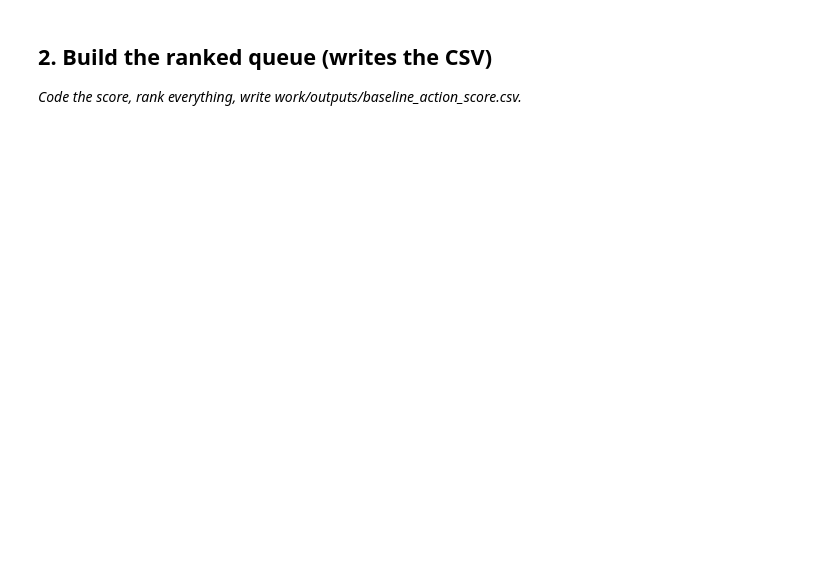
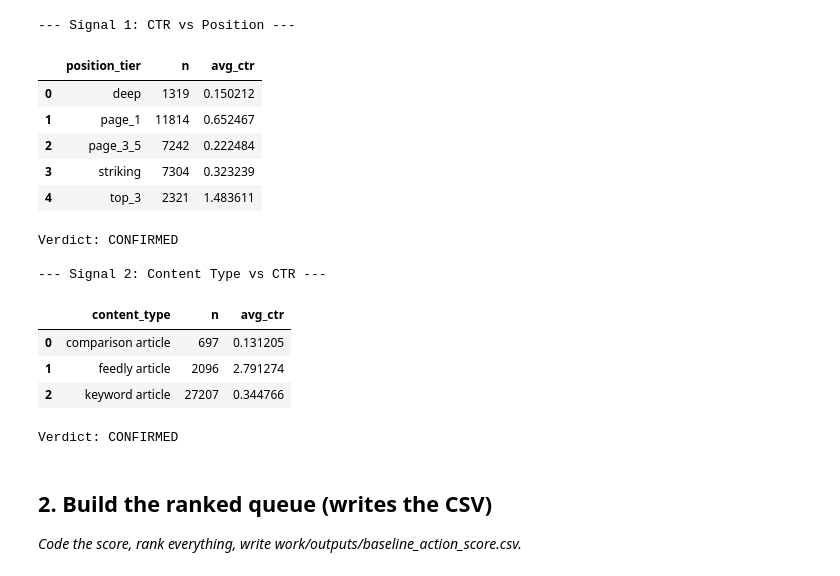
Before and after one commit to MihirJayswal812007/Flyrank-Internship, a Jupyter notebook: work/notebooks/w04_baseline_score.ipynb, the cells around one changed output. Drawn from its saved outputs; the diff is of its cells as text; code cells hidden in the pictures; blank space fills up the shorter version.

```diff
--- a/work/notebooks/w04_baseline_score.ipynb
+++ b/work/notebooks/w04_baseline_score.ipynb
@@ -16,3 +20,39 @@ This skeleton is yours to fill. Work the sections **in order** — each one has
+# %%
+import pandas as pd
+import numpy as np
+import os
+
+# Load data from the starter repo file (as advised in the Q&A)
+url = "https://raw.githubusercontent.com/flyrank-bih/flyrank-ml-internship-starter/main/data/raw/content_refresh_anonymized.csv"
+df = pd.read_csv(url)
+
+# 1. Signal 1: CTR vs Position
+print("--- Signal 1: CTR vs Position ---")
+sig1 = df.groupby('position_tier').agg(n=('ctr', 'count'), avg_ctr=('ctr', 'mean')).reset_index()
+display(sig1)
+print("Verdict: CONFIRMED\n")
+
+# 2. Signal 2: Content Type vs CTR
+print("--- Signal 2: Content Type vs CTR ---")
+sig2 = df.groupby('content_type').agg(n=('ctr', 'count'), avg_ctr=('ctr', 'mean')).reset_index()
+display(sig2)
+print("Verdict: CONFIRMED")
+# %% [output]
+--- Signal 1: CTR vs Position ---
+|  | position_tier | n | avg_ctr |
+| 0 | deep | 1319 | 0.150212 |
+| 1 | page_1 | 11814 | 0.652467 |
+| 2 | page_3_5 | 7242 | 0.222484 |
+| 3 | striking | 7304 | 0.323239 |
+| 4 | top_3 | 2321 | 1.483611 |
+Verdict: CONFIRMED
+
+--- Signal 2: Content Type vs CTR ---
+|  | content_type | n | avg_ctr |
+| 0 | comparison article | 697 | 0.131205 |
+| 1 | feedly article | 2096 | 2.791274 |
+| 2 | keyword article | 27207 | 0.344766 |
+Verdict: CONFIRMED
 # %% [markdown]
 ## 2. Build the ranked queue (writes the CSV)
 
```
Also changed, not shown: parts of 14 cells of this notebook.
